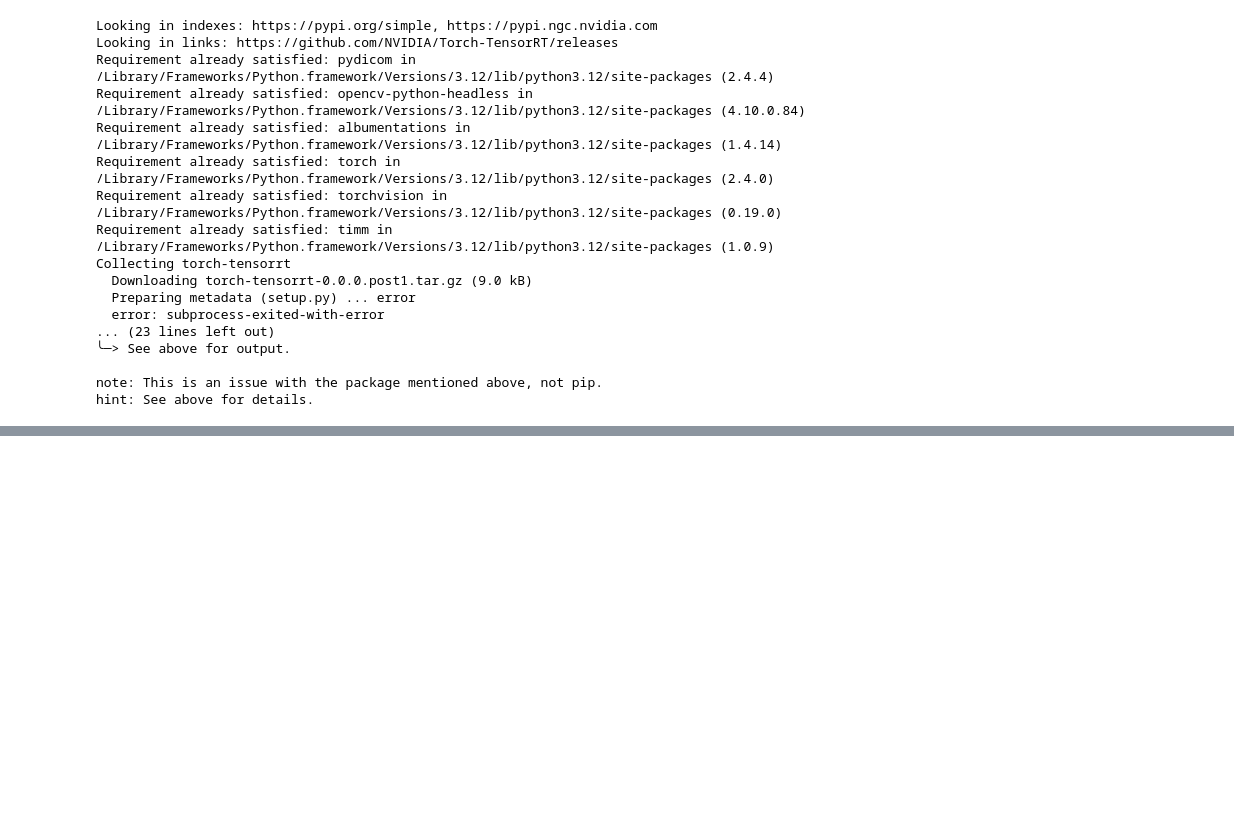
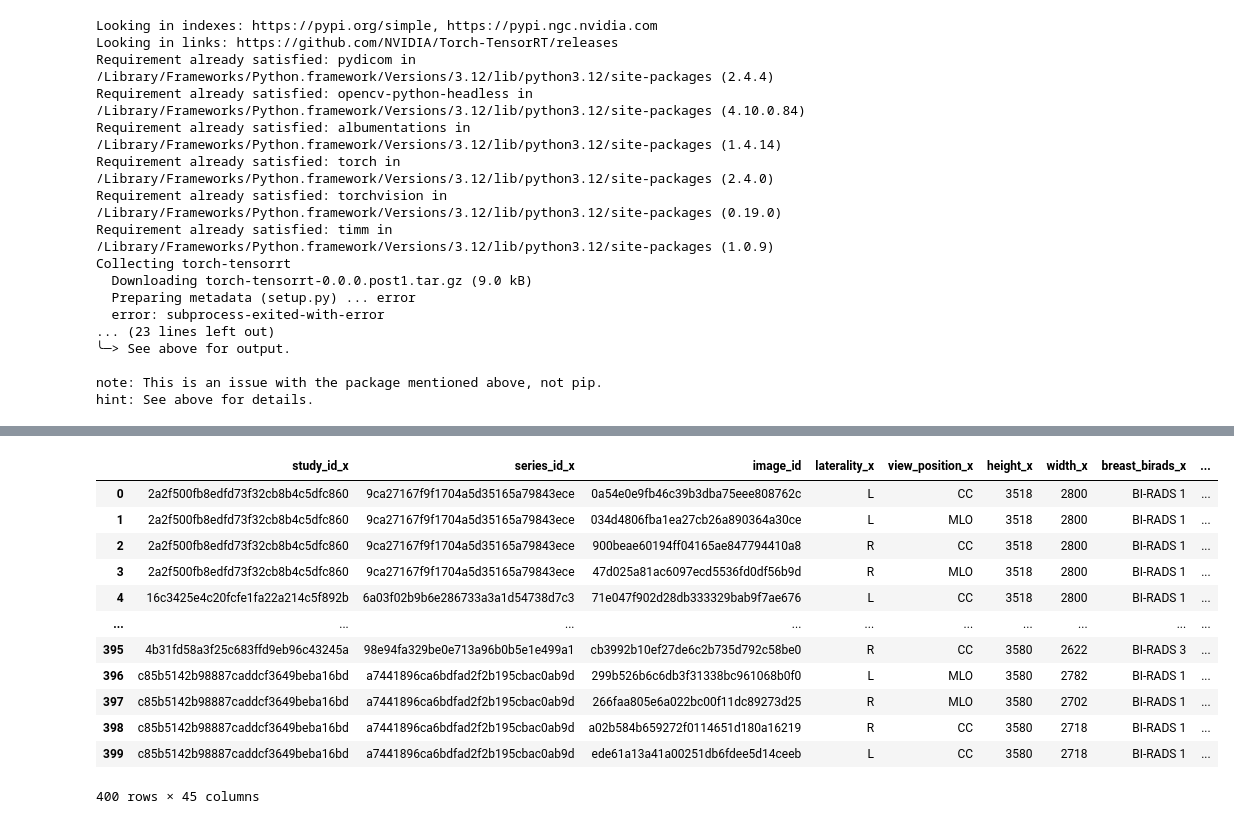
Before and after one commit to OneNico/PMM-FALP2024, a Jupyter notebook: Data Preprocessing/Preprocesamiento.ipynb, the cells around one changed output, grey strips where cells are left out. Saved outputs shown, nothing was run; the diff lists cells and outputs as text; code cells hidden in the pictures; blank space fills up the shorter version.

```diff
--- a/Data Preprocessing/Preprocesamiento.ipynb
+++ b/Data Preprocessing/Preprocesamiento.ipynb
@@ -106,0 +103,22 @@ Clipping input data to the valid range for imshow with RGB data ([0..1] for floa
+# %%
+# Ruta al archivo CSV
+ruta_csv = "/Users/macdenico/PycharmProjects/PMM-FALP2024/Data Preprocessing/csv/metacomprimida.csv"
+
+# Leer el archivo CSV y pasarlo a un DataFrame
+df = pd.read_csv(ruta_csv)
+
+df
+# %% [output]
+|  | study_id_x | series_id_x | image_id | laterality_x | view_position_x | height_x | width_x | breast_birads_x | ... |
+| 0 | 2a2f500fb8edfd73f32cb8b4c5dfc860 | 9ca27167f9f1704a5d35165a79843ece | 0a54e0e9fb46c39b3dba75eee808762c | L | CC | 3518 | 2800 | BI-RADS 1 | ... |
+| 1 | 2a2f500fb8edfd73f32cb8b4c5dfc860 | 9ca27167f9f1704a5d35165a79843ece | 034d4806fba1ea27cb26a890364a30ce | L | MLO | 3518 | 2800 | BI-RADS 1 | ... |
+| 2 | 2a2f500fb8edfd73f32cb8b4c5dfc860 | 9ca27167f9f1704a5d35165a79843ece | 900beae60194ff04165ae847794410a8 | R | CC | 3518 | 2800 | BI-RADS 1 | ... |
+| 3 | 2a2f500fb8edfd73f32cb8b4c5dfc860 | 9ca27167f9f1704a5d35165a79843ece | 47d025a81ac6097ecd5536fd0df56b9d | R | MLO | 3518 | 2800 | BI-RADS 1 | ... |
+| 4 | 16c3425e4c20fcfe1fa22a214c5f892b | 6a03f02b9b6e286733a3a1d54738d7c3 | 71e047f902d28db333329bab9f7ae676 | L | CC | 3518 | 2800 | BI-RADS 1 | ... |
+| ... | ... | ... | ... | ... | ... | ... | ... | ... | ... |
+| 395 | 4b31fd58a3f25c683ffd9eb96c43245a | 98e94fa329be0e713a96b0b5e1e499a1 | cb3992b10ef27de6c2b735d792c58be0 | R | CC | 3580 | 2622 | BI-RADS 3 | ... |
+| 396 | c85b5142b98887caddcf3649beba16bd | a7441896ca6bdfad2f2b195cbac0ab9d | 299b526b6c6db3f31338bc961068b0f0 | L | MLO | 3580 | 2782 | BI-RADS 1 | ... |
+| 397 | c85b5142b98887caddcf3649beba16bd | a7441896ca6bdfad2f2b195cbac0ab9d | 266faa805e6a022bc00f11dc89273d25 | R | MLO | 3580 | 2702 | BI-RADS 1 | ... |
+| 398 | c85b5142b98887caddcf3649beba16bd | a7441896ca6bdfad2f2b195cbac0ab9d | a02b584b659272f0114651d180a16219 | R | CC | 3580 | 2718 | BI-RADS 1 | ... |
+| 399 | c85b5142b98887caddcf3649beba16bd | a7441896ca6bdfad2f2b195cbac0ab9d | ede61a13a41a00251db6fdee5d14ceeb | L | CC | 3580 | 2718 | BI-RADS 1 | ... |
+400 rows × 45 columns
```
Also changed, not shown: parts of 1 cell of this notebook, 1 other file.
